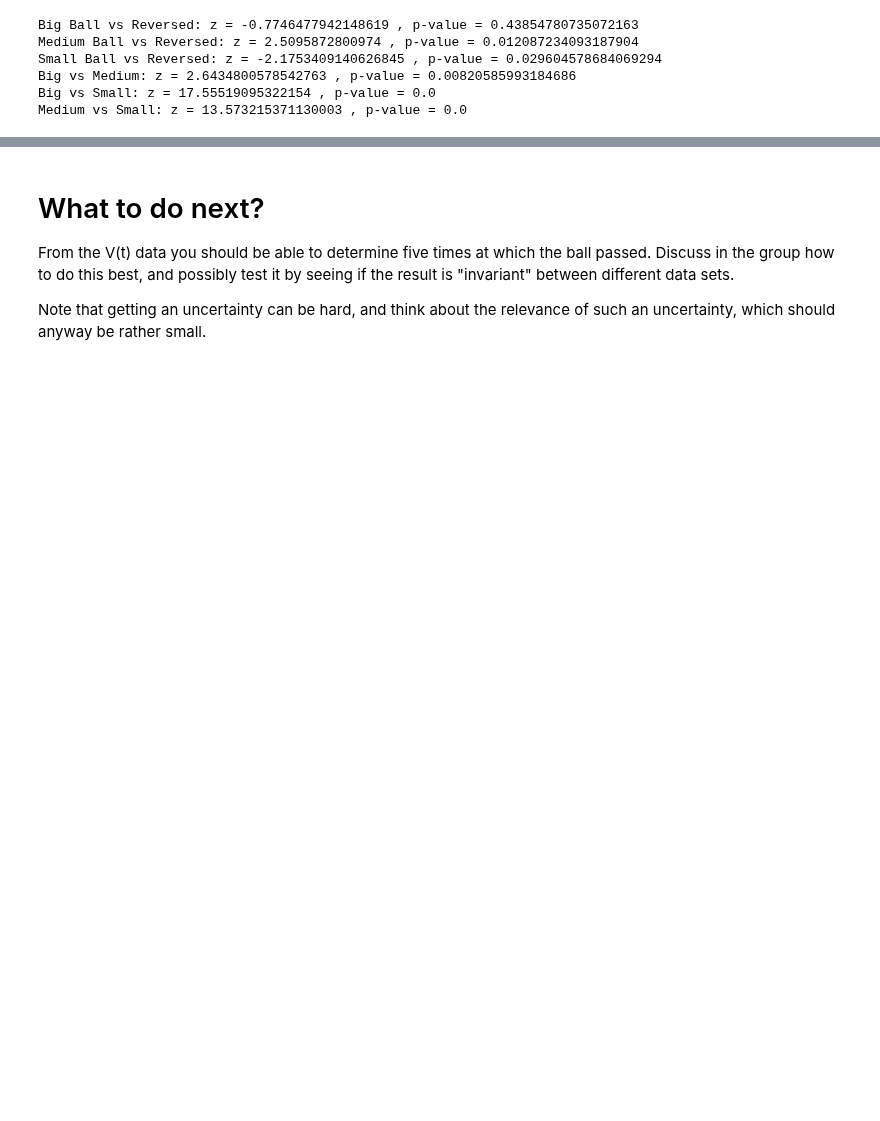
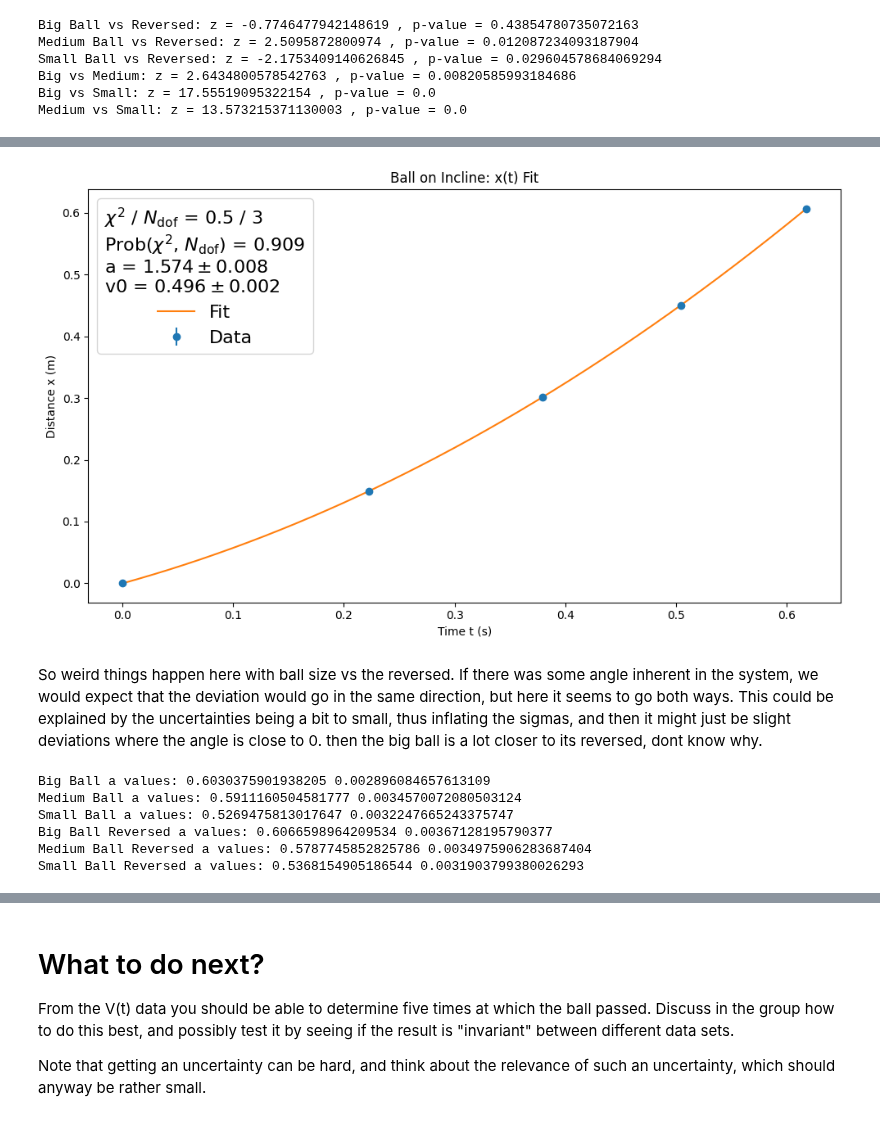
Before and after one commit to MagnusTrier/appstat_project, a Jupyter notebook: BallOnIncline_original.ipynb, the cells around one changed output, grey strips where cells are left out. Drawn from its saved outputs; the diff is of its cells as text; code cells hidden in the pictures; blank space fills up the shorter version.

```diff
--- a/BallOnIncline_original.ipynb
+++ b/BallOnIncline_original.ipynb
@@ -249,3 +273,78 @@ Medium vs Small: z = 13.573215371130003 , p-value = 0.0
+# %%
+weighted_mean = np.array([8.45567020250723,23.390549662487942,38.54252651880424 ,53.46890067502411,69.1189006750241  ])*0.01
+weighted_mean_err = np.array([0.04347490658311758,0.04347490658311758,0.04347490658311758,0.04347490658311758,0.04347490658311758])*0.01
+
+time, voltage = read_csv('ball_big_3.csv')
+timepass, timepass_sig = find_midpoints(time, voltage, show_plot=False)
+
+t = timepass - timepass[0]  # set t=0 at first passing
+x = weighted_mean - weighted_mean[0]
+sx =weighted_mean_err
+mfit = fit(x, sx, timepass)
+
+fig, ax = plt.subplots(figsize=(10, 6))
+
+# Plot data with uncertainties in x
+ax.errorbar(t, x, xerr=None, yerr=sx, fmt='o', label='Data')
+
+ax.set(
+    xlabel='Time t (s)',
+    ylabel='Distance x (m)',
+    title='Ball on Incline: x(t) Fit'
+)
+
+# Plot fit curve
+t_fit = np.linspace(min(t), max(t), 1000)
+x_fit = model(t_fit, *mfit.values)
+ax.plot(t_fit, x_fit, '-', label='Fit')
+
+
+# ------------------------------
+# 4. CHI-SQUARE + p-value
+# ------------------------------
+chi2 = mfit.fval                          # χ² = cost function minimum value
+Ndof = len(x) - len(mfit.values)          # number of degrees of freedom
+p_value = stats.chi2.sf(chi2, Ndof)          # survival function
+
+fit_info = [
+    rf"$\chi^2$ / $N_\mathrm{{dof}}$ = {chi2:.1f} / {Ndof}",
+    rf"Prob($\chi^2$, $N_\mathrm{{dof}}$) = {p_value:.3f}",
+]
+
+# Parameters + uncertainties
+for p, v, e in zip(mfit.parameters, mfit.values, mfit.errors):
+    Ndec = max(0, -int(np.log10(e) - 1 - np.log10(2)))
+    fit_info.append(
+        f"{p} = ${v:{10}.{Ndec}f} \\pm {e:{10}.{Ndec}f}$"
+    )
+
+plt.legend(title="\n".join(fit_info),
+           fontsize=16,
+           title_fontsize=16,
+           alignment='center')
+
+fig.tight_layout()
+plt.show()
+# %% [output]
+[figure, added]
+# %% [markdown]
+So weird things happen here with ball size vs the reversed. If there was some angle inherent in the system, we would expect that the deviation would go in the same direction, but here it seems to go both ways. This could be explained by the uncertainties being a bit to small, thus inflating the sigmas, and then it might just be slight deviations where the angle is close to 0. then the big ball is a lot closer to its reversed, dont know why.
+# %%
+# print all a
+
+print("Big Ball a values:", a_big_wmean,a_big_wmean_err)
+print("Medium Ball a values:", a_med_wmean,a_med_wmean_err)
+print("Small Ball a values:", a_small_wmean,a_small_wmean_err)
+print("Big Ball Reversed a values:", a_big_rev_wmean,a_big_rev_wmean_err)
+print("Medium Ball Reversed a values:", a_med_rev_wmean,a_med_rev_wmean_err)
+print("Small Ball Reversed a values:", a_small_rev_wmean,a_small_rev_wmean_err)
+# %% [output]
+Big Ball a values: 0.6030375901938205 0.002896084657613109
+Medium Ball a values: 0.5911160504581777 0.0034570072080503124
+Small Ball a values: 0.5269475813017647 0.0032247665243375747
+Big Ball Reversed a values: 0.6066598964209534 0.00367128195790377
+Medium Ball Reversed a values: 0.5787745852825786 0.0034975906283687404
+Small Ball Reversed a values: 0.5368154905186544 0.0031903799380026293
 # %%
 ### COMBINE RESULTS ###
 a_combined = np.array([a_big_wmean, a_med_wmean, a_small_wmean,
```
Also changed, not shown: parts of 4 cells of this notebook.
